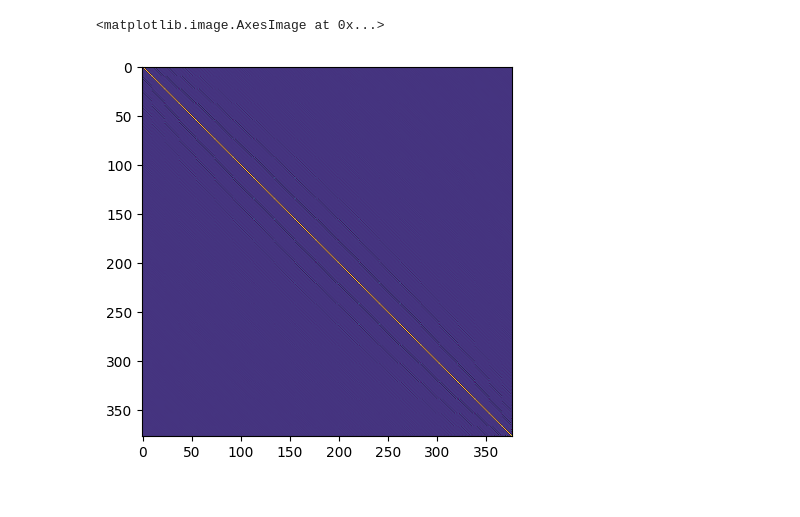
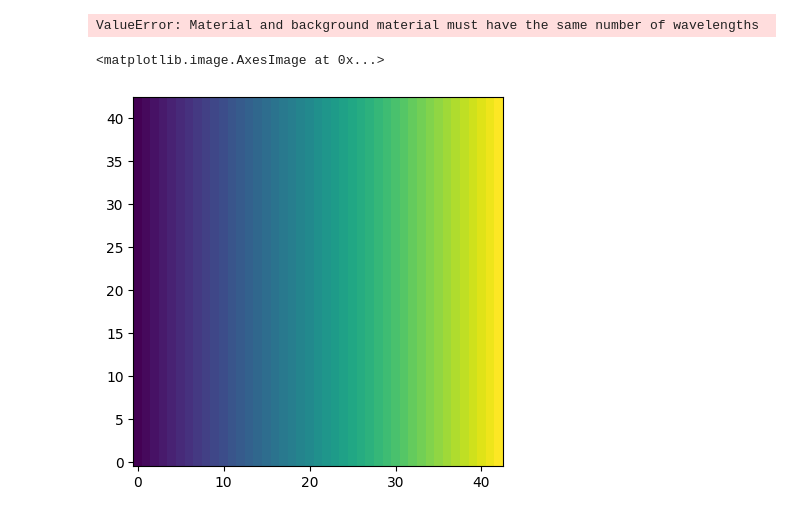
Before and after one commit to RodionovSA/metarcwa, a Jupyter notebook: test.ipynb, the cells around one changed output. Drawn from its saved outputs; the diff is of its cells as text; code cells hidden in the pictures.

```diff
--- a/test.ipynb
+++ b/test.ipynb
@@ -25,3 +26,13 @@ Wed Jan 21 20:31:17 2026
 |    1   N/A  N/A         4124873      G   /usr/lib/xorg/Xorg                      171MiB |
 |    1   N/A  N/A         4125084      G   /usr/bin/gnome-shell                     17MiB |
 +-----------------------------------------------------------------------------------------+
+# %%
+device = torch.device("cuda:1" if torch.cuda.is_available() else "cpu")
+dtype = torch.float64
+backend = TorchBackend(device=device, dtype=dtype)
+
+period = (500, 500)
+grid = (501, 501)
+M = 21
+N = 21
+lattice = Lattice(period=period, grid=grid, M=M, N=N)
@@ -311,10 +153,42 @@ Index map shapes: torch.Size([377, 377]) torch.Size([377, 377])
-# %%
-epsilon_mn = layer.epsilon_mn(2*M, 2*N)[:,0,0,:]
-T = toeplitz_2d(backend, epsilon_mn, dm_map, dn_map)
-
-plt.imshow((T[0].real).cpu().detach())
-# plt.xlim(600, 1000)
-# plt.ylim(600, 1000)
-# %% [output]
-<matplotlib.image.AxesImage at 0x...>
-[figure, removed]
+# %%
+# Assemble layer
+d = torch.nn.Parameter(torch.tensor(300.0), requires_grad=True)
+layer = Layer(thickness=d, objects=obj, material_bg=mat_bg)
+
+epsilon_mn = layer.epsilon_mn(backend, lattice, closed_form=True)
+epsilon_xy = layer.epsilon_xy(backend, lattice)
+
+print(layer.is_homogeneous(backend, lattice))
+print(layer.is_magnetic)
+print(layer.is_semi_infinite)
+print(epsilon_xy.shape)
+print(layer.mu_xy(backend, lattice).shape)
+print(epsilon_mn.shape)
+print(layer.mu_mn(backend, lattice).shape)
+
+loss = epsilon_mn.real.sum()   # make sure loss is a real scalar
+loss.backward()
+
+print(center.grad)
+print(size.grad)
+print(angle.grad)
+print(epsilon.grad)
+print(epsilon_bg.grad)
+print(d.grad)
+# %% [output]
+ValueError: Material and background material must have the same number of wavelengths
+# %%
+# Create Source
+wavelength = torch.tensor([400, 500, 600])
+theta = torch.tensor([0.0, 10.0])  # normal incidence
+phi = torch.tensor([10.0])    # azimuthal angle
+
+n_inc = 1.0#torch.ones_like(wavelength)
+
+src = Source(wavelength=wavelength, theta=theta, phi=phi)
+k0x, k0y = src.k0xy(backend, n_inc, reduced=False)
+Kx, Ky = src.Kxy(backend, lattice, n_inc)
+plt.imshow(Kx[0,0,0].cpu().T, origin='lower')
+# %% [output]
+<matplotlib.image.AxesImage at 0x...>
+[figure, added]
```
Also changed, not shown: parts of 12 cells of this notebook, 14 other files.
